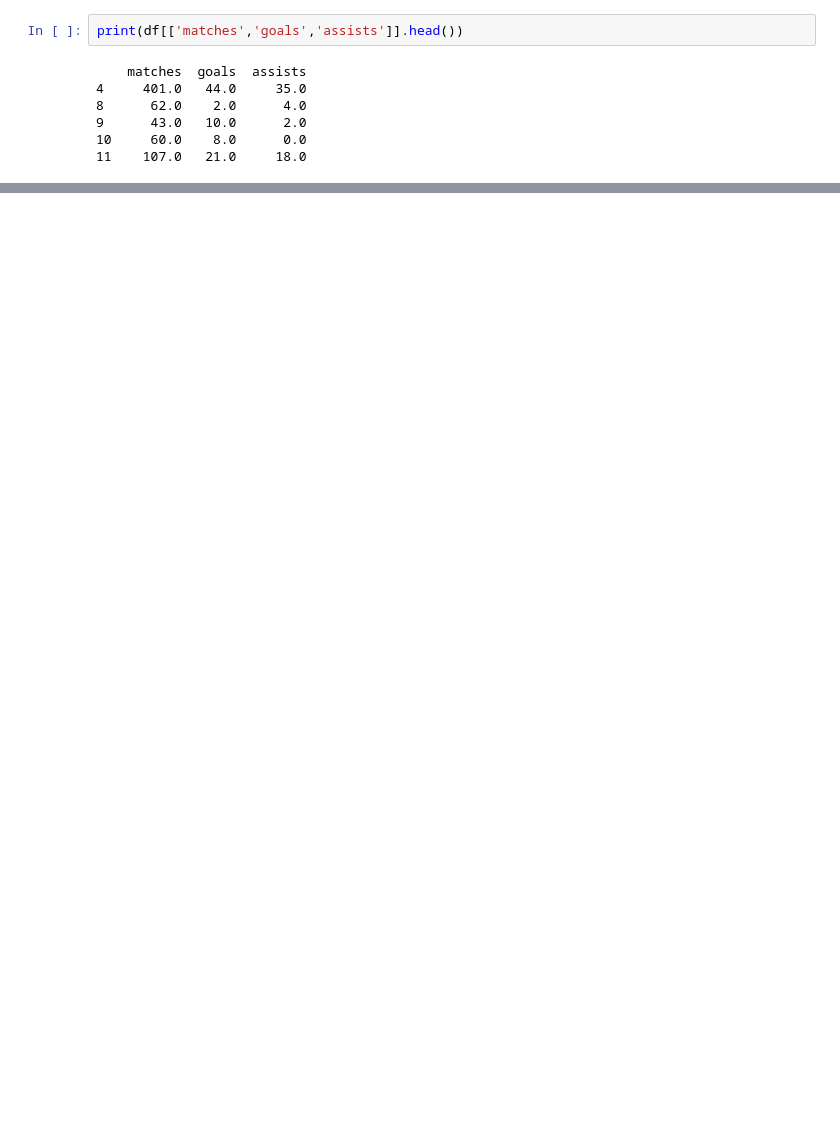
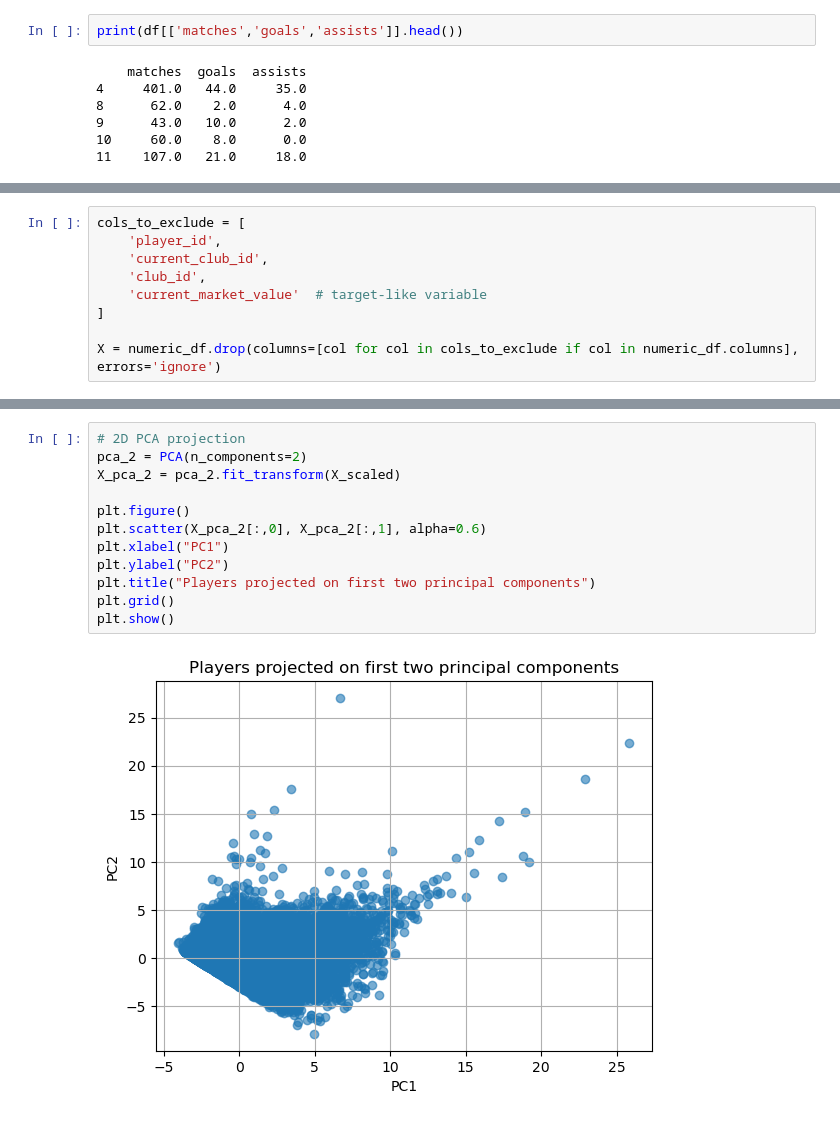
Before and after one commit to LucreziaSalerno/ML-Group-M, a Jupyter notebook: notebooks/data_loading.ipynb, the cells around one changed output, grey strips where cells are left out. Drawn from its saved outputs; the diff is of its cells as text; blank space fills up the shorter version.

```diff
--- a/notebooks/data_loading.ipynb
+++ b/notebooks/data_loading.ipynb
@@ -288,0 +297,9 @@ print(df[['matches','goals','assists']].head())
+# %%
+cols_to_exclude = [
+    'player_id',
+    'current_club_id',
+    'club_id',
+    'current_market_value'  # target-like variable
+]
+
+X = numeric_df.drop(columns=[col for col in cols_to_exclude if col in numeric_df.columns], errors='ignore')
@@ -288,0 +455,14 @@ print(df[['matches','goals','assists']].head())
+# %%
+# 2D PCA projection
+pca_2 = PCA(n_components=2)
+X_pca_2 = pca_2.fit_transform(X_scaled)
+
+plt.figure()
+plt.scatter(X_pca_2[:,0], X_pca_2[:,1], alpha=0.6)
+plt.xlabel("PC1")
+plt.ylabel("PC2")
+plt.title("Players projected on first two principal components")
+plt.grid()
+plt.show()
+# %% [output]
+[figure, added]
```
Also changed, not shown: parts of 19 cells of this notebook, 2 other files.
